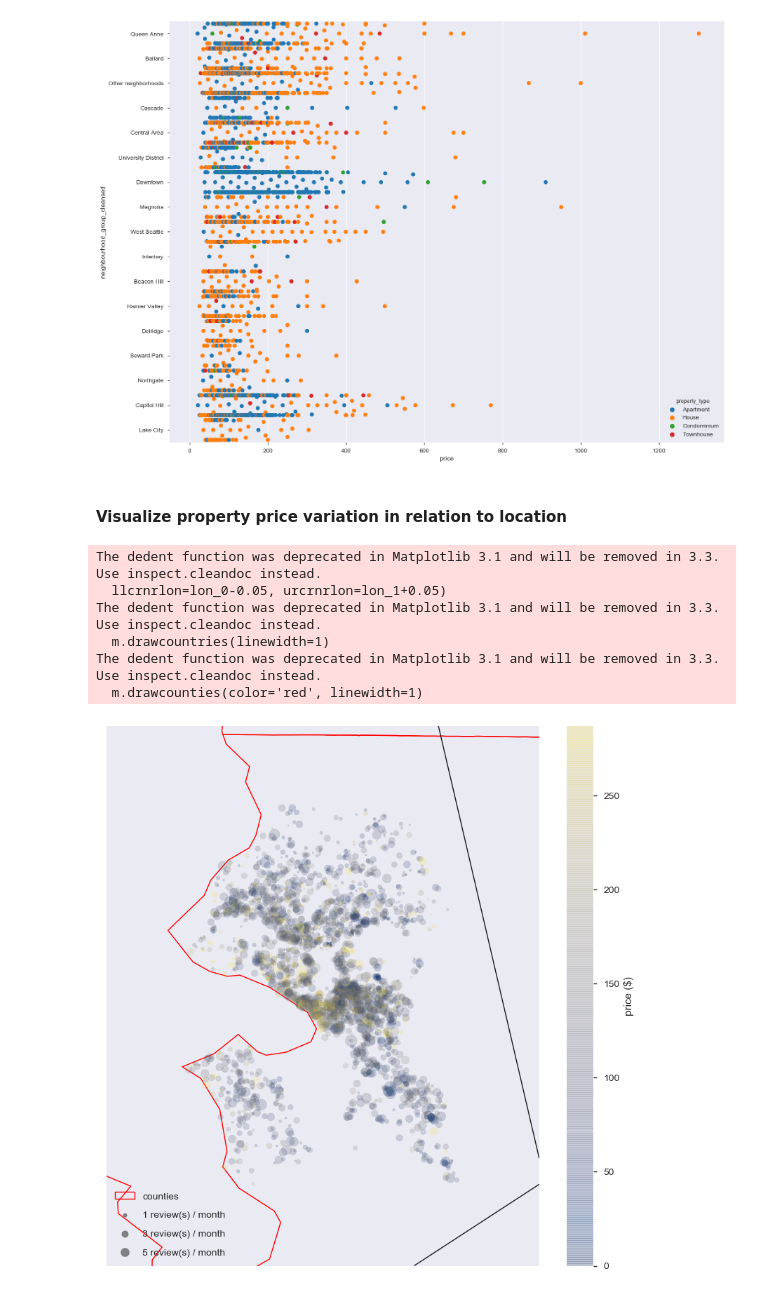
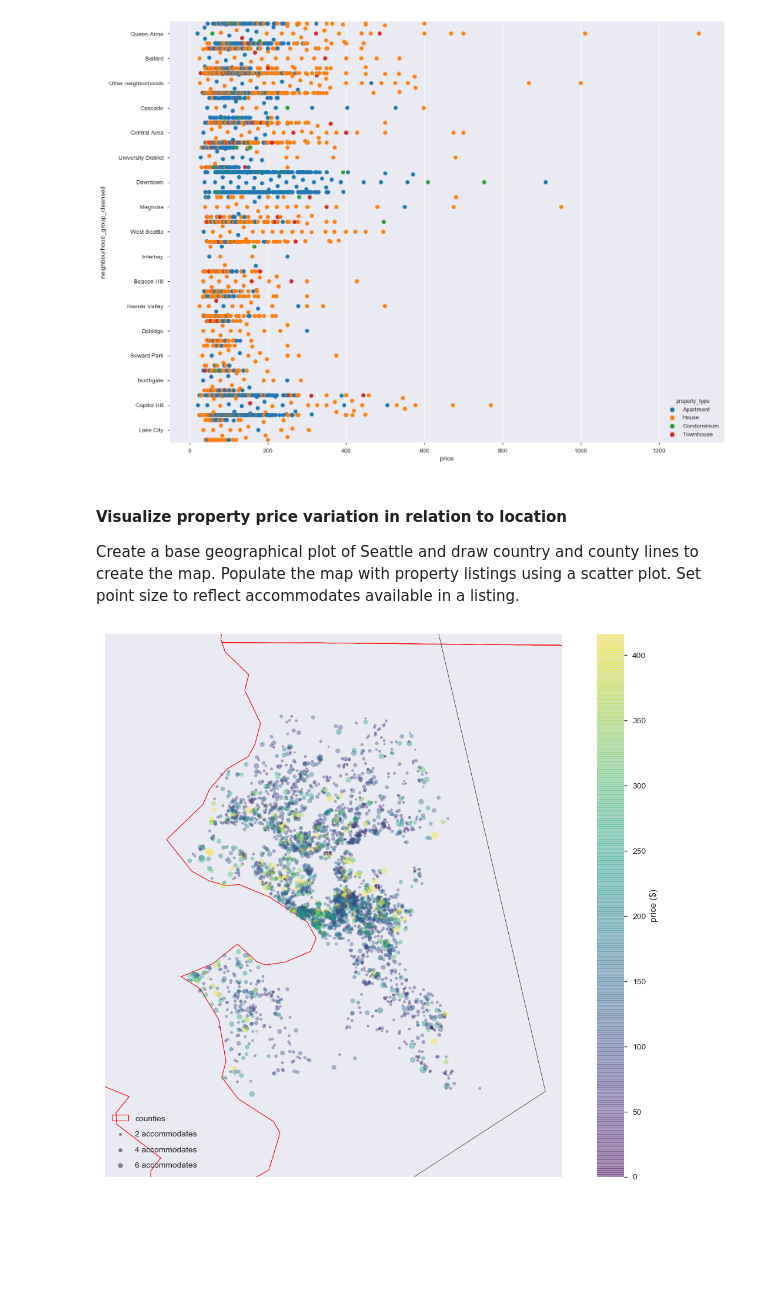
Before and after one commit to sameedakber-ai/Airbnb-Pricing-Strategy-Model, a Jupyter notebook: airbnb.ipynb, the cells around one changed output. Drawn from its saved outputs; the diff is of its cells as text; code cells hidden in the pictures; blank space fills up the shorter version.

```diff
--- a/listing price.ipynb
+++ b/airbnb.ipynb
@@ -219,25 +229,20 @@ g.figure.set_size_inches(17,13)
 plt.show()
 # %% [output]
 [figure]
-# %% [markdown]
-#### Visualize property price variation in relation to location
+# %% [markdown]
+#### Visualize property price variation in relation to location
+
+Create a base geographical plot of Seattle and draw country and county lines to create the map. Populate the map with property listings using a scatter plot. Set point size to reflect accommodates available in a listing.
 # %%
-df = listings[['latitude', 'longitude', 'price', 'reviews_per_month']].copy()
+df = filtered_listings[['latitude', 'longitude', 'price', 'accommodates']].copy()
 
-#clean df
 df.dropna(axis=0, inplace=True)
 
 latitudes = df.latitude
 longitudes = df.longitude
 price_distribution = df.price
-activity_distribution = df.reviews_per_month
+accommodation_distribution = df.accommodates
 
-plot_geographical(latitudes, longitudes, price_distribution, activity_distribution)
+plot_geographical(latitudes, longitudes, price_distribution, accommodation_distribution)
 # %% [output]
-The dedent function was deprecated in Matplotlib 3.1 and will be removed in 3.3. Use inspect.cleandoc instead.
-  llcrnrlon=lon_0-0.05, urcrnrlon=lon_1+0.05)
-The dedent function was deprecated in Matplotlib 3.1 and will be removed in 3.3. Use inspect.cleandoc instead.
-  m.drawcountries(linewidth=1)
-The dedent function was deprecated in Matplotlib 3.1 and will be removed in 3.3. Use inspect.cleandoc instead.
-  m.drawcounties(color='red', linewidth=1)
-[figure, old version]
+[figure, new version]
```
Also changed, not shown: parts of 25 cells of this notebook, 1 other file.
